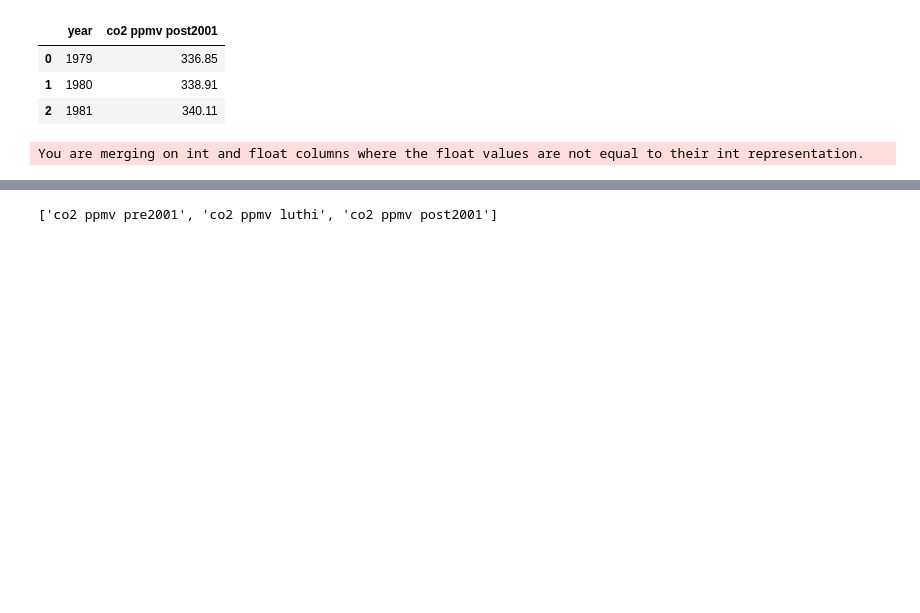
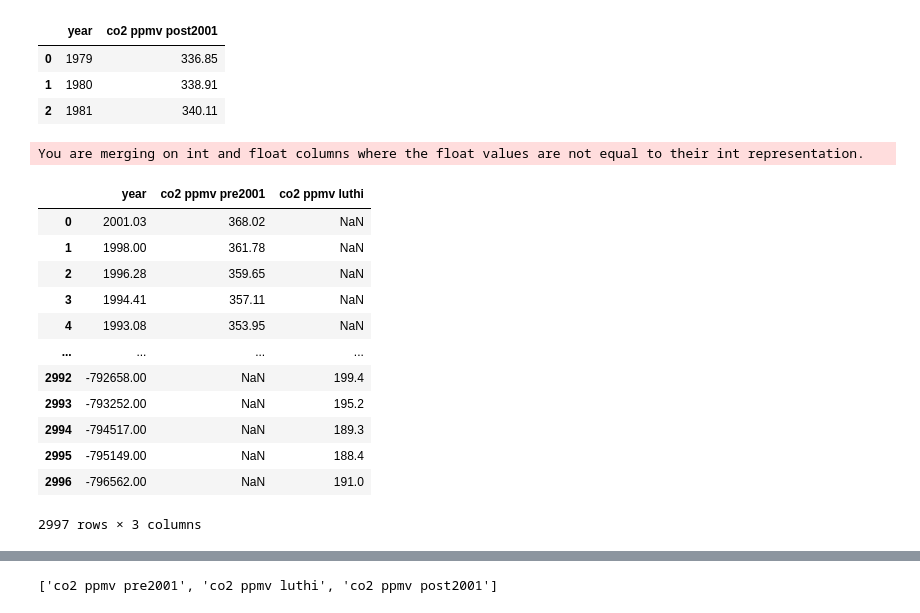
Before and after one commit to nurbujang/2progdaw23, a Jupyter notebook: project2.ipynb, the cells around one changed output, grey strips where cells are left out. Drawn from its saved outputs; the diff is of its cells as text; code cells hidden in the pictures; blank space fills up the shorter version.

```diff
--- a/project2.ipynb
+++ b/project2.ipynb
@@ -254,7 +254,21 @@ df_co2_all[2].head(3)
 | 1 | 1980 | 338.91 |
 | 2 | 1981 | 340.11 |
 # %%
-df_co2_0_1 = df_co2_all[0].merge(df_co2_all[1], left_on='year', right_on='year', how='outer')
+df_co2_all_0_1 = df_co2_all[0].merge(df_co2_all[1], left_on='year', right_on='year', how='outer')
+df_co2_all_0_1
 # %% [output]
 You are merging on int and float columns where the float values are not equal to their int representation.
+|  | year | co2 ppmv pre2001 | co2 ppmv luthi |
+| 0 | 2001.03 | 368.02 | NaN |
+| 1 | 1998.00 | 361.78 | NaN |
+| 2 | 1996.28 | 359.65 | NaN |
+| 3 | 1994.41 | 357.11 | NaN |
+| 4 | 1993.08 | 353.95 | NaN |
+| ... | ... | ... | ... |
+| 2992 | -792658.00 | NaN | 199.4 |
+| 2993 | -793252.00 | NaN | 195.2 |
+| 2994 | -794517.00 | NaN | 189.3 |
+| 2995 | -795149.00 | NaN | 188.4 |
+| 2996 | -796562.00 | NaN | 191.0 |
+2997 rows × 3 columns
 # %%
```
Also changed, not shown: parts of 95 cells of this notebook, 2 other files.
